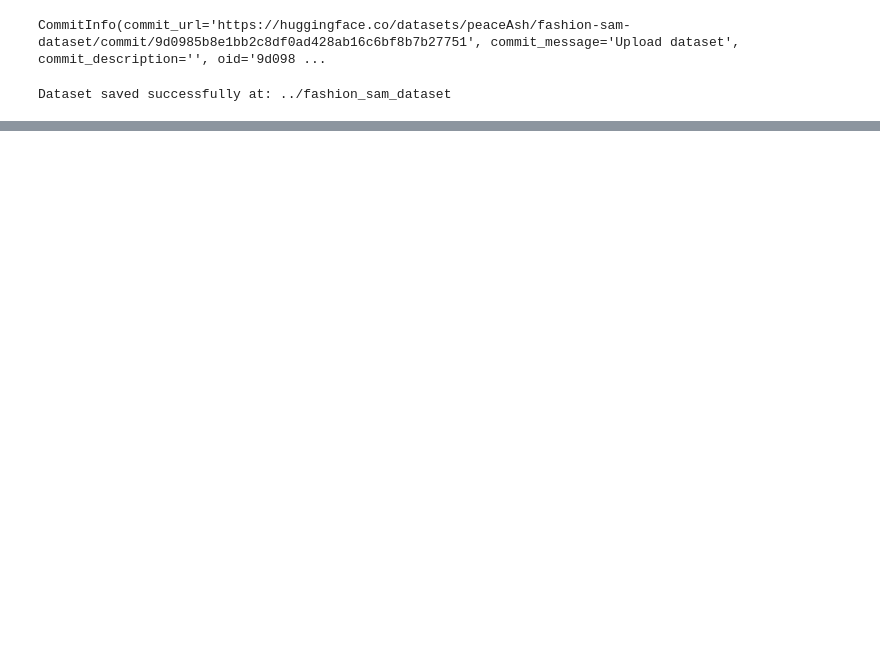
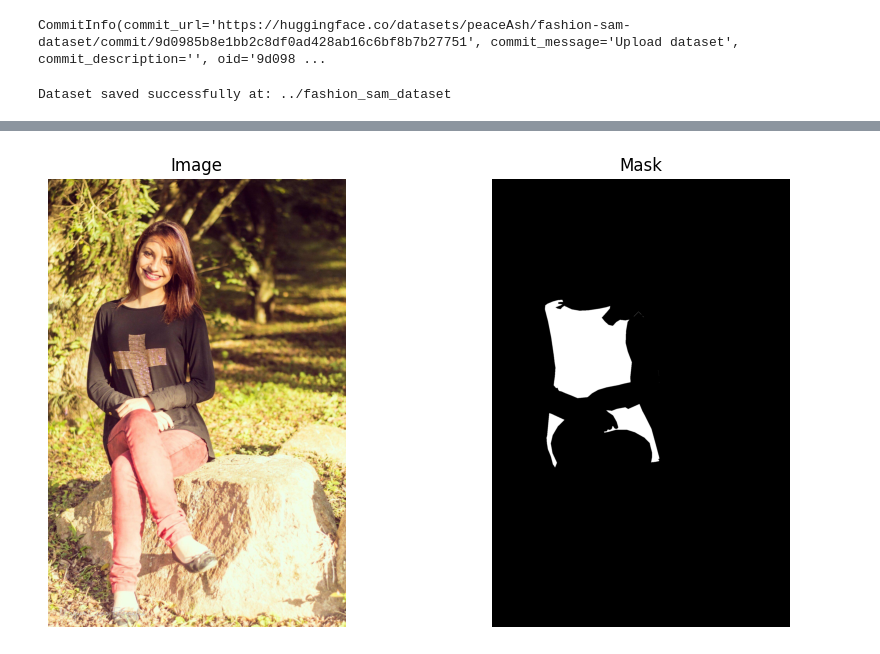
Before and after one commit to ash-01xor/FashionSeg, a Jupyter notebook: Notebooks/explore_data.ipynb, the cells around one changed output, grey strips where cells are left out. Saved outputs shown, nothing was run; the diff lists cells and outputs as text; code cells hidden in the pictures; blank space fills up the shorter version.

Commit message:
Add notebook to explore dataset and exp with sam input format

```diff
--- a/Notebooks/explore_data.ipynb
+++ b/Notebooks/explore_data.ipynb
@@ -218,4 +228,4 @@ cwd: /home/FashionSeg/Notebooks
 # %%
 project_root = os.path.abspath(os.path.join(os.getcwd(), ".."))
-data_dir = os.path.join(project_root, "fashion_sam_dataset")
+data_dir = os.path.join(project_root, "fashion_sam_dataset_v1")
 print("data_dir:", data_dir)
@@ -291,0 +296,2 @@ Dataset saved successfully at: ../fashion_sam_dataset
+# %%
+REPO = "peaceAsh/fashion-sam-dataset"
@@ -291,0 +312,14 @@ Dataset saved successfully at: ../fashion_sam_dataset
+# %%
+def load_and_split_dataset(repo_id):
+    dataset = load_dataset(repo_id)
+    train_test_split = dataset["train"].train_test_split(test_size=0.15, seed=42)
+    val_test_split = train_test_split["test"].train_test_split(test_size=(2/3), seed=42)
+
+    dataset_dict = DatasetDict({
+        "train": train_test_split["train"],
+        "validation": val_test_split["train"],
+        "test": val_test_split["test"]
+    })
+    return dataset_dict
+# %%
+ds = load_and_split_dataset(REPO)
@@ -291,0 +343,4 @@ Dataset saved successfully at: ../fashion_sam_dataset
+# %%
+viz_sample(ds["train"],127)
+# %% [output]
+[figure, added]
```
Also changed, not shown: parts of 25 cells of this notebook.
